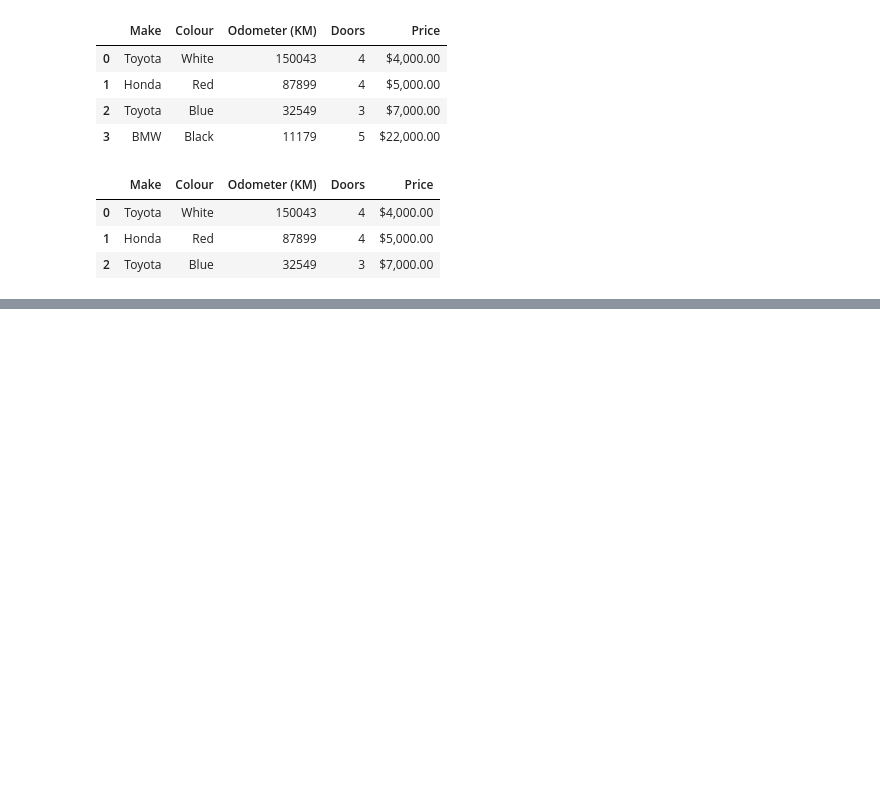
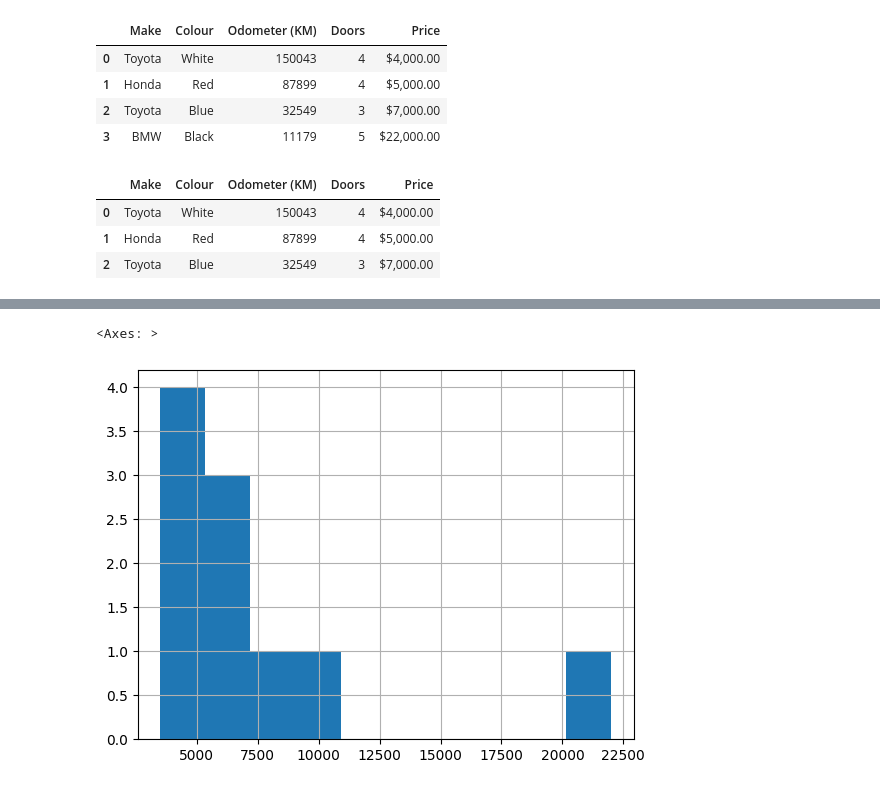
Before and after one commit to mrdbourke/zero-to-mastery-ml, a Jupyter notebook: section-pandas/intro-to-pandas.ipynb, the cells around one changed output, grey strips where cells are left out. Cells and saved outputs as stored; diff of their text form; code cells hidden in the pictures; blank space fills up the shorter version.

```diff
--- a/section-pandas/intro-to-pandas.ipynb
+++ b/section-pandas/intro-to-pandas.ipynb
@@ -251,0 +297,5 @@ car_sales_df.iloc[:3]
+# %%
+car_sales_df["Price"].hist()
+# %% [output]
+<Axes: >
+[figure, added]
```
Also changed, not shown: parts of 8 cells of this notebook.
